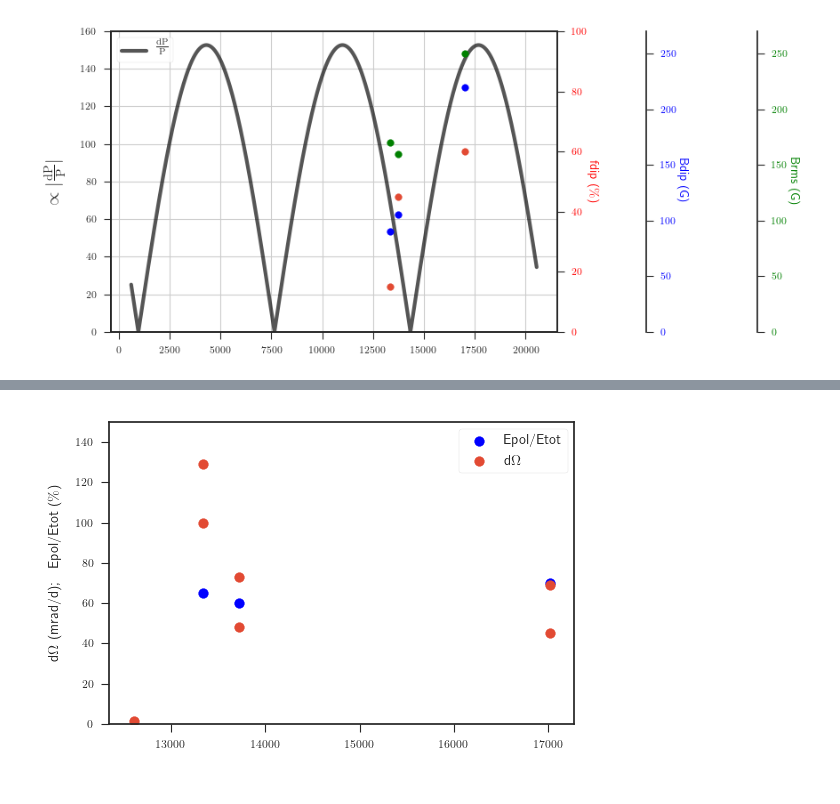
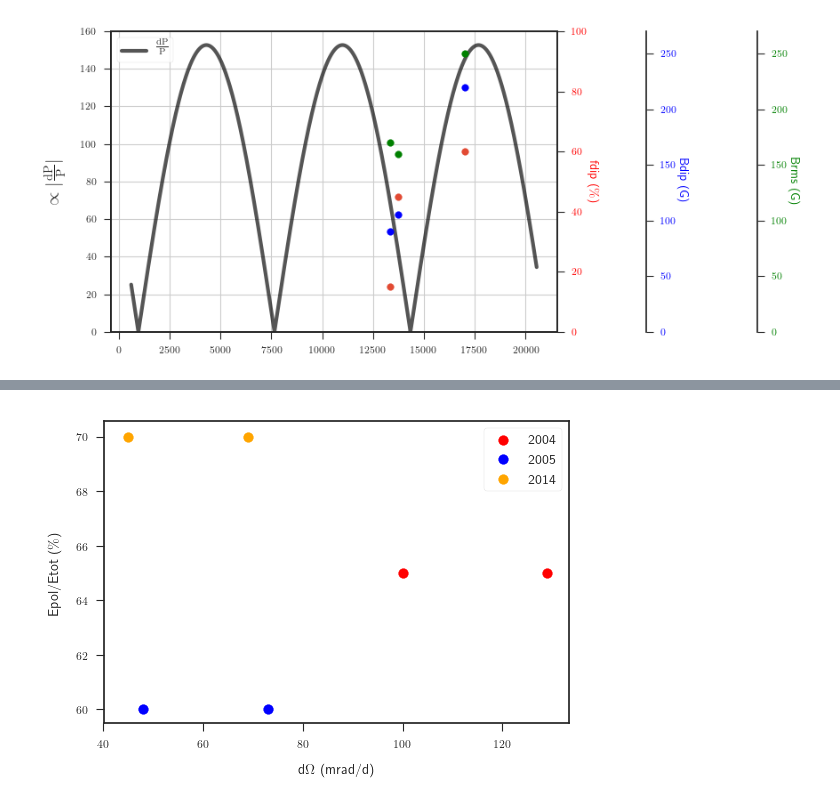
Before and after one commit to bzaire/Reports, a Jupyter notebook: o-c_diagram.ipynb, the cells around one changed output, grey strips where cells are left out. Cells and saved outputs as stored; diff of their text form; code cells hidden in the pictures.

```diff
--- a/o-c_diagram.ipynb
+++ b/o-c_diagram.ipynb
@@ -217,10 +221,11 @@ P.show()
 # %%
 fig, ax1 = P.subplots(figsize=(6,4), dpi=100)
-ax1.scatter(N.array([t04, t05, t14])-constant, [65, 60, 70], color='b', s=50, label='Epol/Etot')
-ax1.scatter(time, dO, s=50, label='d$\Omega$ ')
-ax1.set_ylabel(r'd$\Omega$ (mrad/d); $\;$ Epol/Etot ($\%$)', fontsize='medium', labelpad=10)
-ax1.set_ylim((0,150))
+ax1.scatter(dO04, [65, 65], color='r', s=50, label='2004')
+ax1.scatter(dO05, [60, 60], color='b', s=50, label='2005')
+ax1.scatter(dO14, [70, 70], color='orange', s=50, label='2014')
+ax1.set_xlabel(r'd$\Omega$ (mrad/d)', fontsize='medium', labelpad=10)
+ax1.set_ylabel(r'Epol/Etot ($\%$)', fontsize='medium', labelpad=10)
 P.legend(fontsize='medium', frameon=True)
 P.show()
 # %% [output]
-[figure, old version]
+[figure, new version]
```
Also changed, not shown: parts of 9 cells of this notebook.
